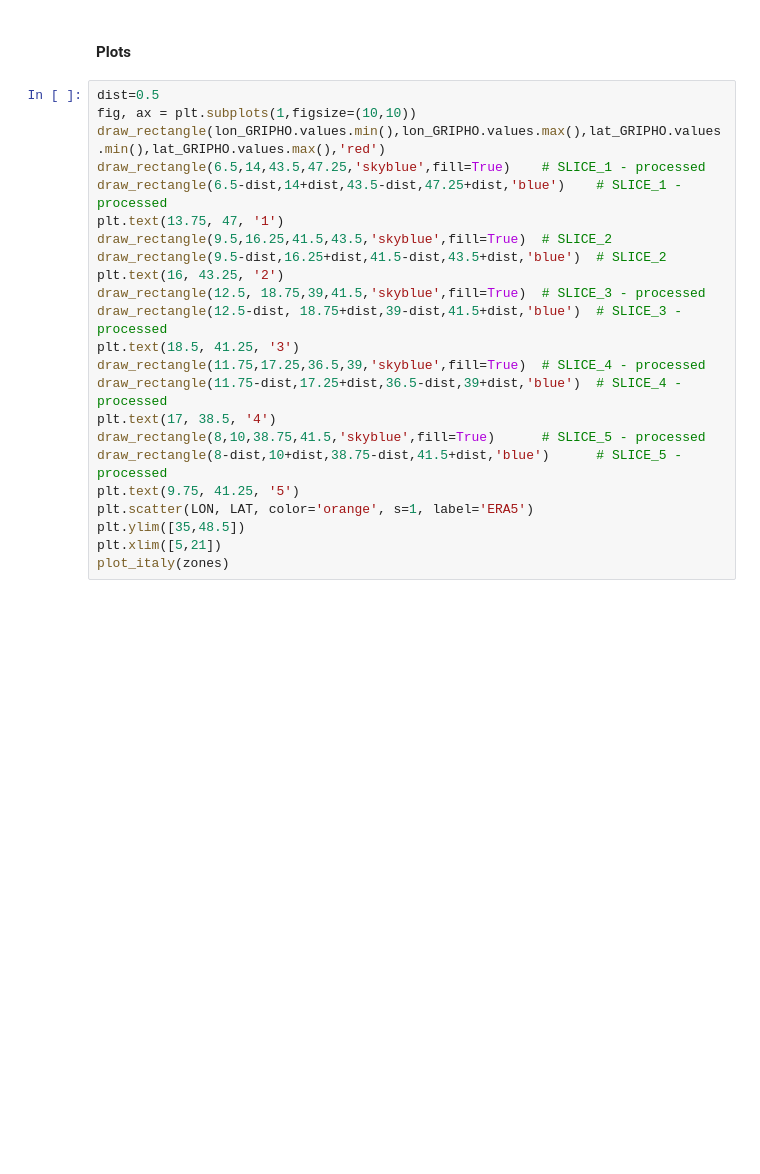
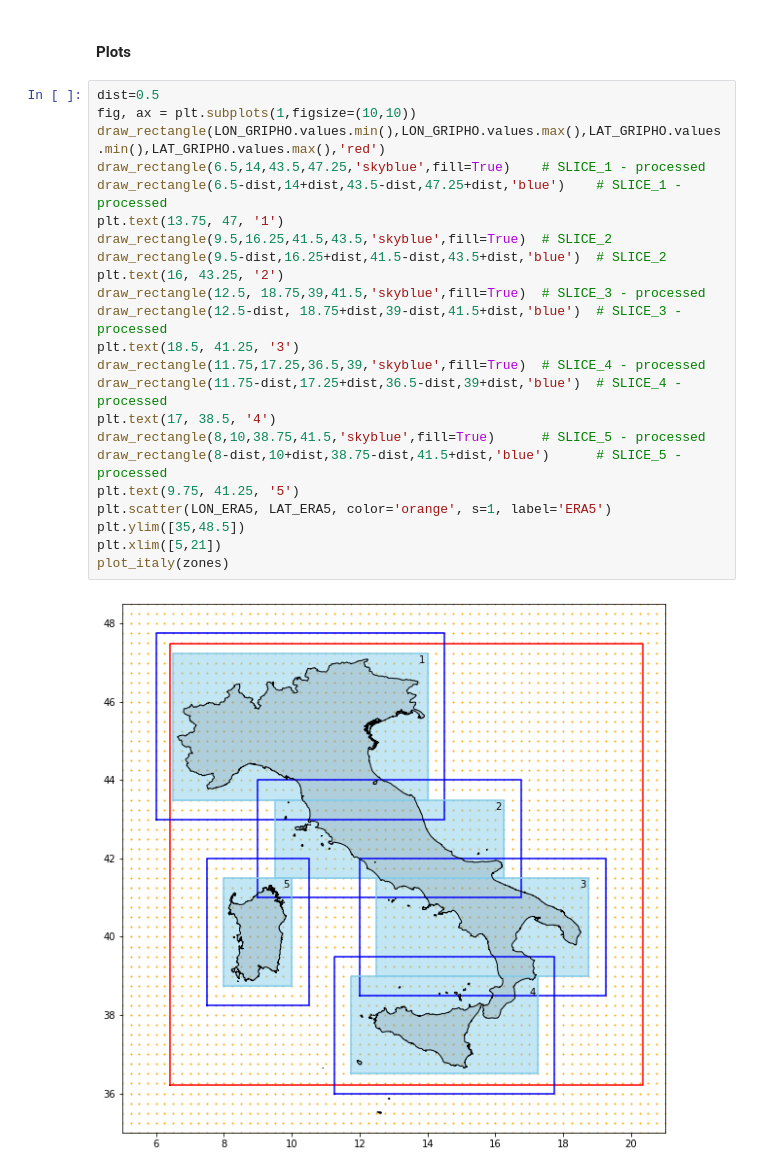
Before and after one commit to valebl/precipitation-maps, a Jupyter notebook: visualizations.ipynb, the cells around one changed output. Cells and saved outputs as stored; diff of their text form; blank space fills up the shorter version.

Commit message:
small fix in visualizations

```diff
--- a/visualizations.ipynb
+++ b/visualizations.ipynb
@@ -69,23 +78,25 @@ def draw_rectangle(x_min, x_max, y_min, y_max, color, fill=False, fill_color=Non
 # %%
 dist=0.5
 fig, ax = plt.subplots(1,figsize=(10,10))
-draw_rectangle(lon_GRIPHO.values.min(),lon_GRIPHO.values.max(),lat_GRIPHO.values.min(),lat_GRIPHO.values.max(),'red')
+draw_rectangle(LON_GRIPHO.values.min(),LON_GRIPHO.values.max(),LAT_GRIPHO.values.min(),LAT_GRIPHO.values.max(),'red')
 draw_rectangle(6.5,14,43.5,47.25,'skyblue',fill=True)    # SLICE_1 - processed
 draw_rectangle(6.5-dist,14+dist,43.5-dist,47.25+dist,'blue')    # SLICE_1 - processed
 plt.text(13.75, 47, '1')
 draw_rectangle(9.5,16.25,41.5,43.5,'skyblue',fill=True)  # SLICE_2
 draw_rectangle(9.5-dist,16.25+dist,41.5-dist,43.5+dist,'blue')  # SLICE_2
 plt.text(16, 43.25, '2')
 draw_rectangle(12.5, 18.75,39,41.5,'skyblue',fill=True)  # SLICE_3 - processed
 draw_rectangle(12.5-dist, 18.75+dist,39-dist,41.5+dist,'blue')  # SLICE_3 - processed
 plt.text(18.5, 41.25, '3')
 draw_rectangle(11.75,17.25,36.5,39,'skyblue',fill=True)  # SLICE_4 - processed
 draw_rectangle(11.75-dist,17.25+dist,36.5-dist,39+dist,'blue')  # SLICE_4 - processed
 plt.text(17, 38.5, '4')
 draw_rectangle(8,10,38.75,41.5,'skyblue',fill=True)      # SLICE_5 - processed
 draw_rectangle(8-dist,10+dist,38.75-dist,41.5+dist,'blue')      # SLICE_5 - processed
 plt.text(9.75, 41.25, '5')
-plt.scatter(LON, LAT, color='orange', s=1, label='ERA5')
+plt.scatter(LON_ERA5, LAT_ERA5, color='orange', s=1, label='ERA5')
 plt.ylim([35,48.5])
 plt.xlim([5,21])
 plot_italy(zones)
+# %% [output]
+[figure, added]
```
Also changed, not shown: parts of 4 cells of this notebook.
